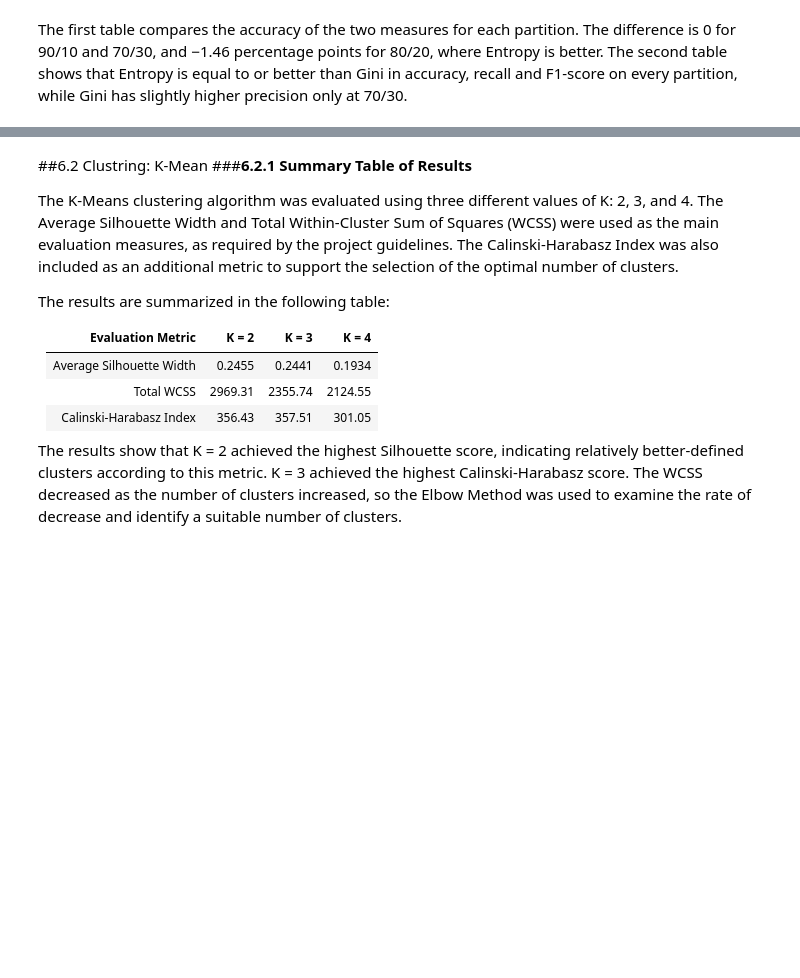
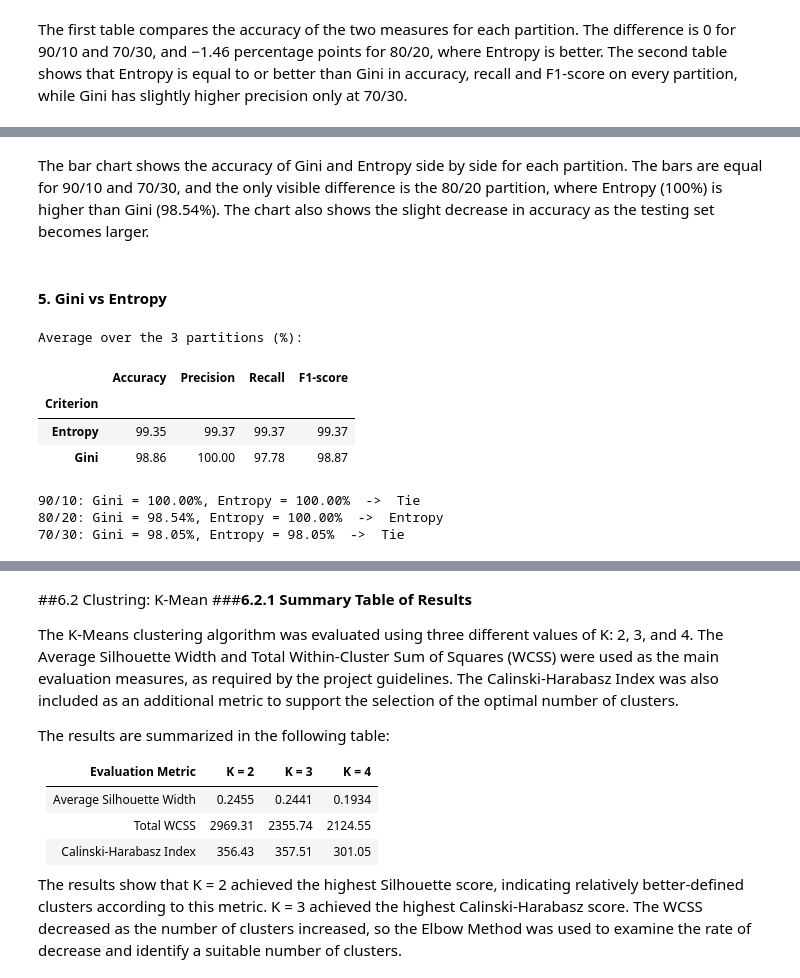
Before and after one commit to raneem-a1/IT326-Heart-Disease-project, a Jupyter notebook: final_report.ipynb, the cells around one changed output, grey strips where cells are left out. Cells and saved outputs as stored; diff of their text form; code cells hidden in the pictures; blank space fills up the shorter version.

```diff
--- a/final_report.ipynb
+++ b/final_report.ipynb
@@ -474,0 +490,28 @@ The first table compares the accuracy of the two measures for each partition. Th
+# %% [markdown]
+The bar chart shows the accuracy of Gini and Entropy side by side for each partition. The bars are equal for 90/10 and 70/30, and the only visible difference is the 80/20 partition, where Entropy (100%) is higher than Gini (98.54%). The chart also shows the slight decrease in accuracy as the testing set becomes larger.
+# %% [markdown]
+#### 5. Gini vs Entropy
+# %%
+# Average over the three partitions
+avg = results.groupby('Criterion')[['Accuracy', 'Precision', 'Recall', 'F1-score']].mean() * 100
+print('Average over the 3 partitions (%):')
+display(avg.round(2))
+
+# Winner per partition
+print()
+for p_name in partitions:
+    g = acc_table.loc[p_name, 'Gini']
+    e = acc_table.loc[p_name, 'Entropy']
+    if g > e:   w = 'Gini'
+    elif e > g: w = 'Entropy'
+    else:       w = 'Tie'
+    print(f'{p_name}: Gini = {g*100:.2f}%, Entropy = {e*100:.2f}%  ->  {w}')
+# %% [output]
+Average over the 3 partitions (%):
+|  | Accuracy | Precision | Recall | F1-score |
+| Criterion |  |  |  |  |
+| Entropy | 99.35 | 99.37 | 99.37 | 99.37 |
+| Gini | 98.86 | 100.00 | 97.78 | 98.87 |
+90/10: Gini = 100.00%, Entropy = 100.00%  ->  Tie
+80/20: Gini = 98.54%, Entropy = 100.00%  ->  Entropy
+70/30: Gini = 98.05%, Entropy = 98.05%  ->  Tie
```
Also changed, not shown: parts of 9 cells of this notebook.
